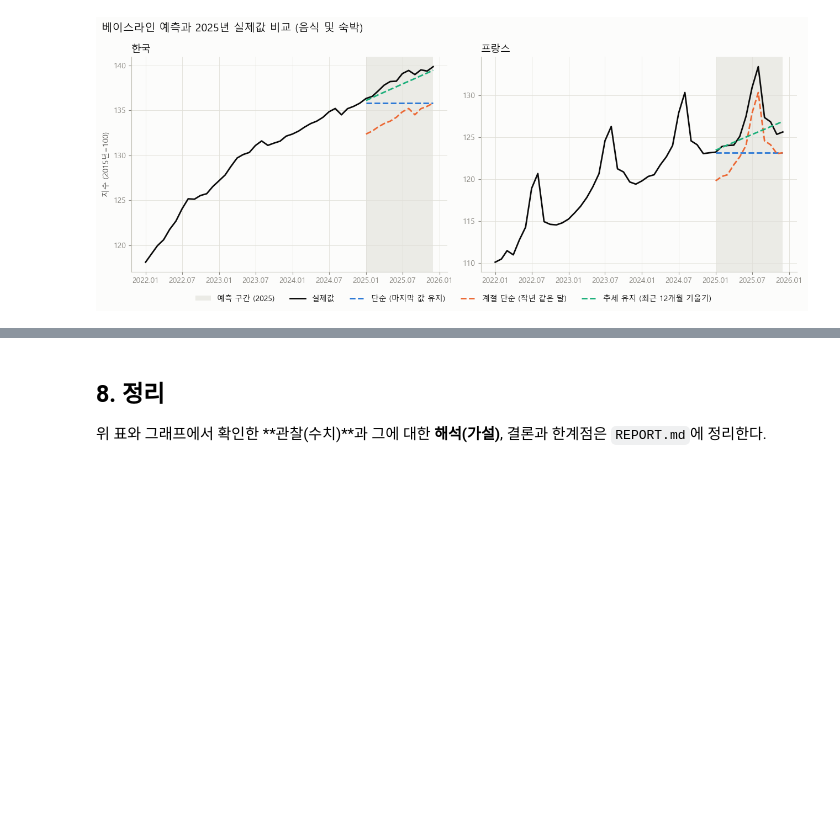
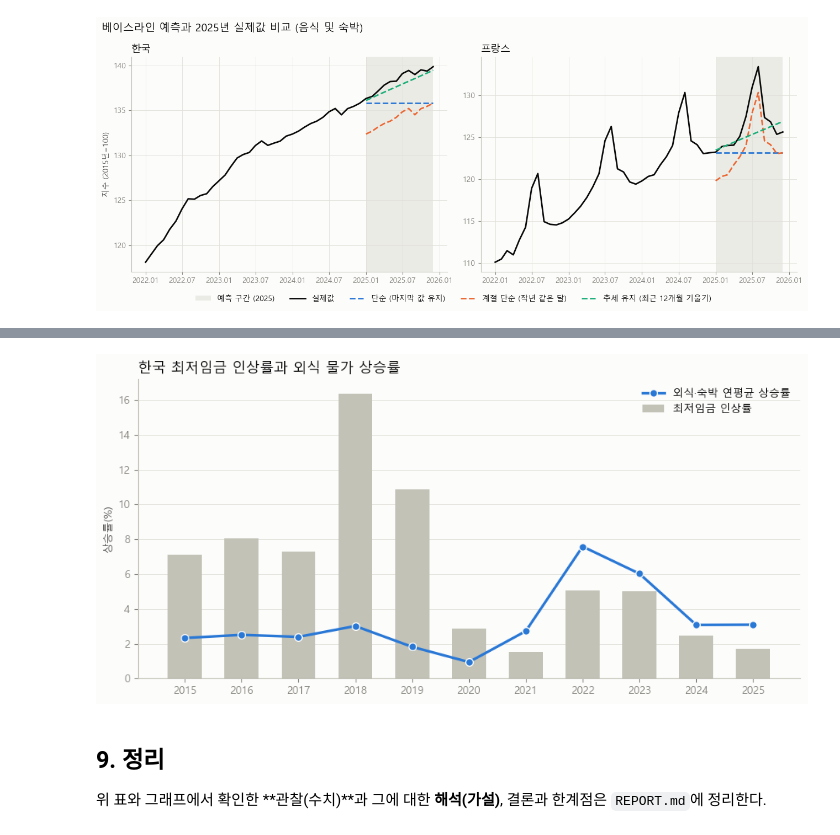
Before and after one commit to qjskffj-code/codyssey_M1-1, a Jupyter notebook: analysis.ipynb, the cells around one changed output, grey strips where cells are left out. Drawn from its saved outputs; the diff is of its cells as text; code cells hidden in the pictures; blank space fills up the shorter version.

```diff
--- a/analysis.ipynb
+++ b/analysis.ipynb
@@ -698,0 +712,22 @@ plt.show()
+# %%
+drivers = pd.read_csv("data/cost_drivers_monthly.csv", parse_dates=["date"]).set_index("date")
+wage = pd.read_csv("data/kor_minimum_wage.csv")
+full_cpi = df.pivot_table(index="date", columns=["country", "category"], values="index").asfreq("MS")
+
+kor = pd.DataFrame({
+    "외식·숙박": full_cpi[("KOR", "restaurants_hotels")],
+    "국내 식료품": full_cpi[("KOR", "food")],
+    "국내 에너지": full_cpi[("KOR", "energy")],
+    "원화 유가": drivers["brent_krw"],
+    "원화 세계식료품": drivers["food_index_krw"],
+    "달러 유가": drivers["brent_usd"],
+    "원/달러 환율": drivers["usdkrw"],
+})
+kor_yoy = (kor.pct_change(12) * 100).loc[START:]
+
+print("한국 음식 및 숙박 지수 최신값")
+latest = full_cpi[("KOR", "restaurants_hotels")].dropna()
+print(f"  {latest.index[-1]:%Y-%m}: {latest.iloc[-1]:.2f}  (2015년=100 기준 {latest.iloc[-1] - 100:+.1f}%)")
+print(f"  분석 기간 끝(2024-12): {latest.loc['2024-12-01']:.2f}")
+print(f"  최근 전년동월대비: {kor_yoy['외식·숙박'].dropna().iloc[-1]:.2f}%")
+kor_yoy.tail(6).round(2)
@@ -698,0 +827,8 @@ plt.show()
+# %%
+annual_cpi = kor_yoy["외식·숙박"].groupby(kor_yoy.index.year).mean()
+wage_compare = wage.set_index("year").join(annual_cpi.rename("외식 연평균 상승률(%)")).dropna()
+wage_compare = wage_compare.rename(columns={"hourly_krw": "최저임금(원)", "yoy_pct": "최저임금 인상률(%)"})
+display(wage_compare.round(2))
+print("같은 해 상관계수:", round(wage_compare["최저임금 인상률(%)"].corr(wage_compare["외식 연평균 상승률(%)"]), 2))
+print("최저임금 1년 선행 상관계수:",
+      round(wage_compare["최저임금 인상률(%)"].shift(1).corr(wage_compare["외식 연평균 상승률(%)"]), 2))
@@ -699,3 +851,19 @@ plt.show()
+# %%
+fig, ax = plt.subplots(figsize=(11, 5))
+years = wage_compare.index
+ax.bar(years, wage_compare["최저임금 인상률(%)"], color="#c3c2b7", width=0.6, label="최저임금 인상률")
+ax.plot(years, wage_compare["외식 연평균 상승률(%)"], color=COLORS["KOR"], linewidth=2.4,
+        marker="o", markersize=7, markeredgecolor="#fcfcfb", label="외식·숙박 연평균 상승률")
+ax.axhline(0, color="#898781", linewidth=0.8)
+ax.set_ylabel("상승률(%)")
+ax.set_xticks(list(years))
+ax.grid(axis="x", visible=False)
+ax.set_title("한국 최저임금 인상률과 외식 물가 상승률", loc="left", fontsize=13)
+ax.legend(frameon=False, fontsize=10)
+fig.savefig(IMG_DIR / "09_kor_minimum_wage.png")
+plt.show()
+# %% [output]
+[figure, added]
 # %% [markdown]
-## 8. 정리
+## 9. 정리
 위 표와 그래프에서 확인한 **관찰(수치)**과 그에 대한 **해석(가설)**, 결론과 한계점은 `REPORT.md`에 정리한다.
```
Also changed, not shown: parts of 7 cells of this notebook, 7 other files.
